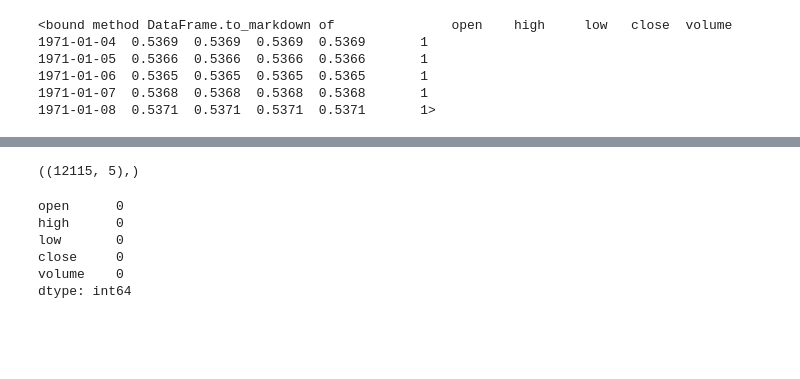
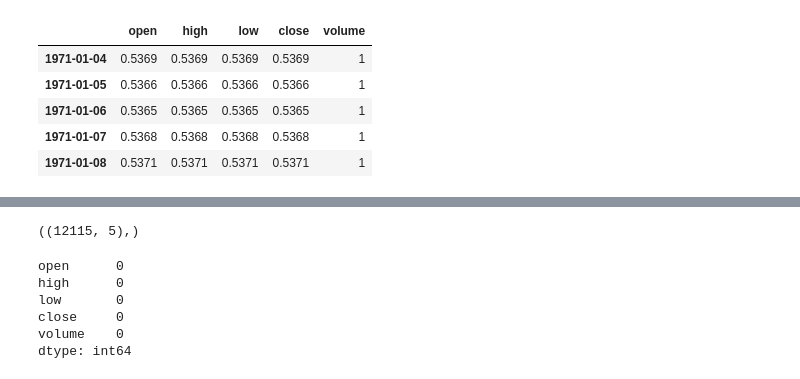
Before and after one commit to SMJB4015/Analyse_Donnee, a Jupyter notebook: index.ipynb, the cells around one changed output, grey strips where cells are left out. Drawn from its saved outputs; the diff is of its cells as text; code cells hidden in the pictures; blank space fills up the shorter version.

```diff
--- a/index.ipynb
+++ b/index.ipynb
@@ -7,14 +6,14 @@ import tabulate
 # %%
 eu = pd.read_csv('data/eu.csv', index_col=0, parse_dates=True, skipinitialspace=True)
 eu.drop('date', axis='columns', inplace=True)
-eu.head().to_markdown
+eu.head()
 # %% [output]
-<bound method DataFrame.to_markdown of               open    high     low   close  volume
-1971-01-04  0.5369  0.5369  0.5369  0.5369       1
-1971-01-05  0.5366  0.5366  0.5366  0.5366       1
-1971-01-06  0.5365  0.5365  0.5365  0.5365       1
-1971-01-07  0.5368  0.5368  0.5368  0.5368       1
-1971-01-08  0.5371  0.5371  0.5371  0.5371       1>
+|  | open | high | low | close | volume |
+| 1971-01-04 | 0.5369 | 0.5369 | 0.5369 | 0.5369 | 1 |
+| 1971-01-05 | 0.5366 | 0.5366 | 0.5366 | 0.5366 | 1 |
+| 1971-01-06 | 0.5365 | 0.5365 | 0.5365 | 0.5365 | 1 |
+| 1971-01-07 | 0.5368 | 0.5368 | 0.5368 | 0.5368 | 1 |
+| 1971-01-08 | 0.5371 | 0.5371 | 0.5371 | 0.5371 | 1 |
 # %%
 eu.tail()
 # %% [output]
```
Also changed, not shown: parts of 4 cells of this notebook.
